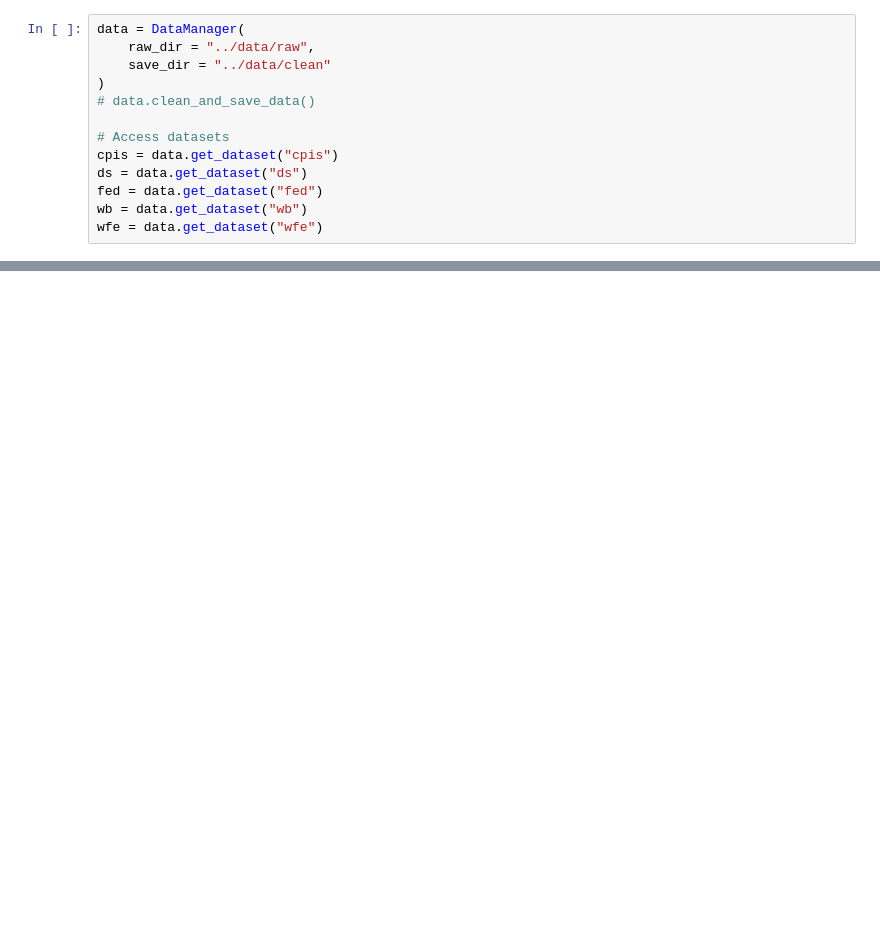
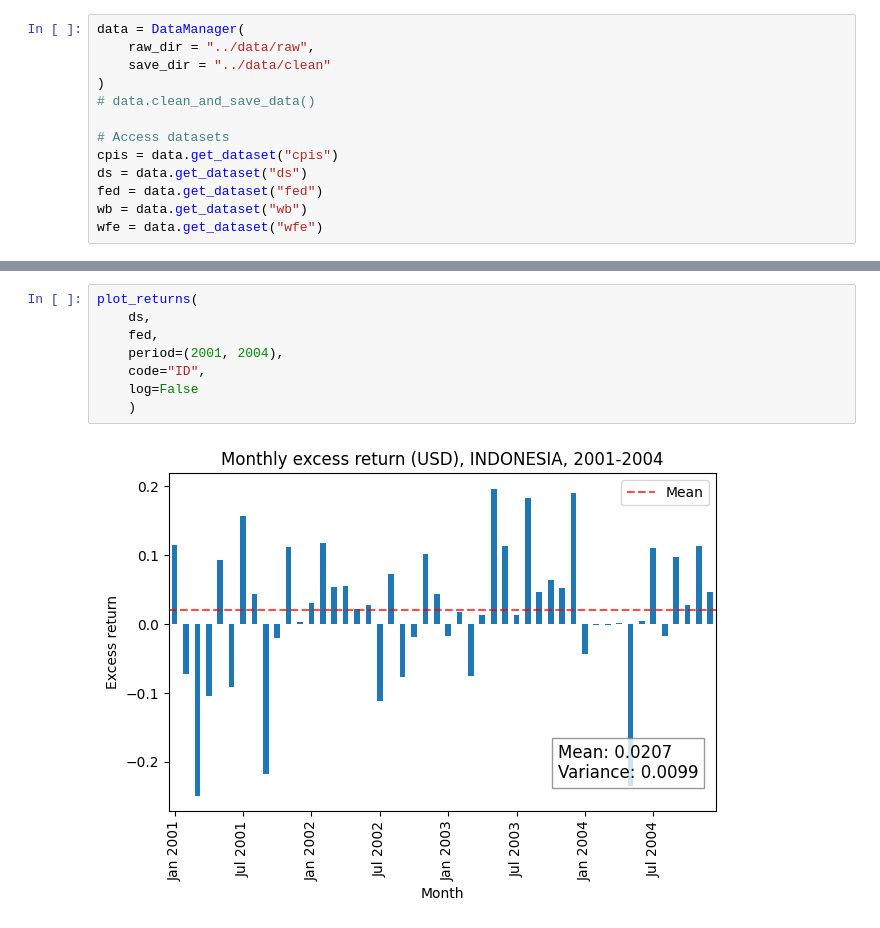
Before and after one commit to nilsvanrompaey/master-thesis-home-bias, a Jupyter notebook: src/experimenting.ipynb, the cells around one changed output, grey strips where cells are left out. Cells and saved outputs as stored; diff of their text form; blank space fills up the shorter version.

```diff
--- a/src/experimenting.ipynb
+++ b/src/experimenting.ipynb
@@ -164,0 +41,10 @@ dtype: float64
+# %%
+plot_returns(
+    ds,
+    fed,
+    period=(2001, 2004),
+    code="ID",
+    log=False
+    )
+# %% [output]
+[figure, added]
```
Also changed, not shown: parts of 6 cells of this notebook, 13 other files.
